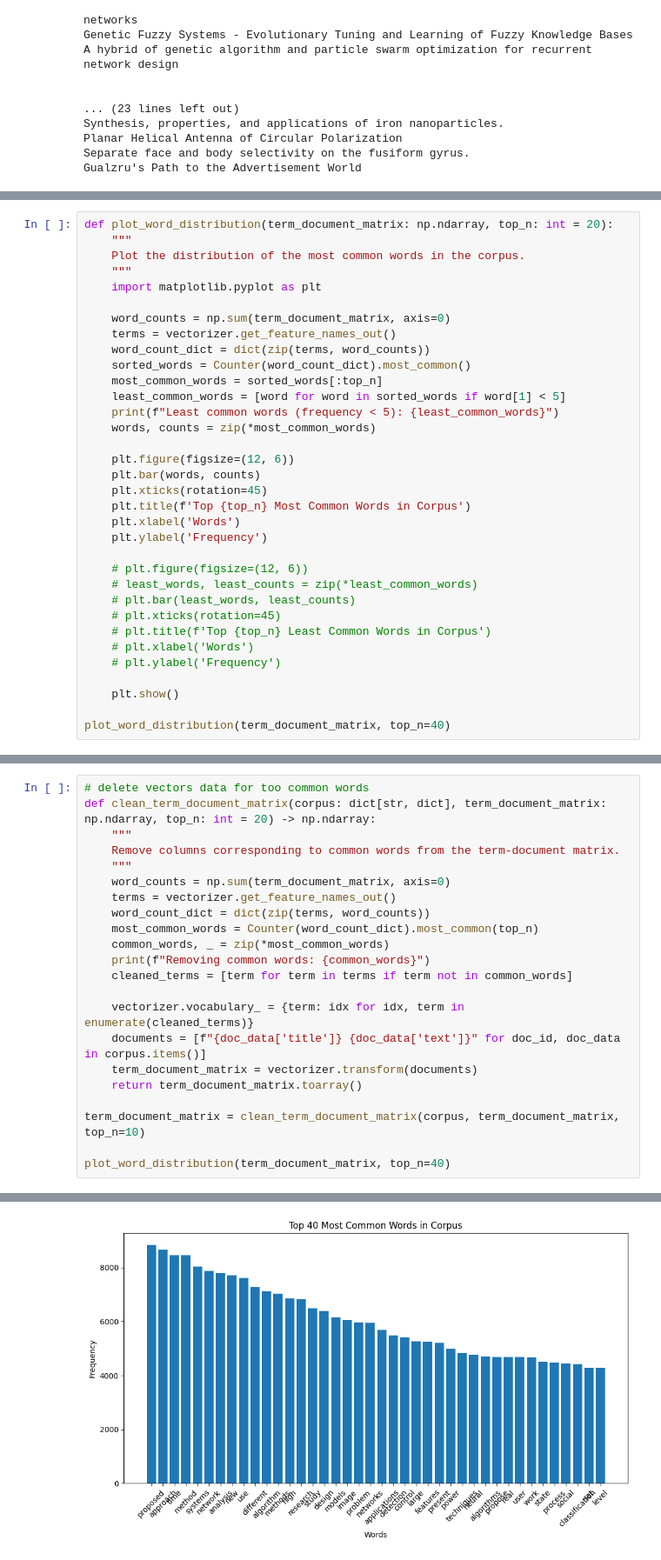
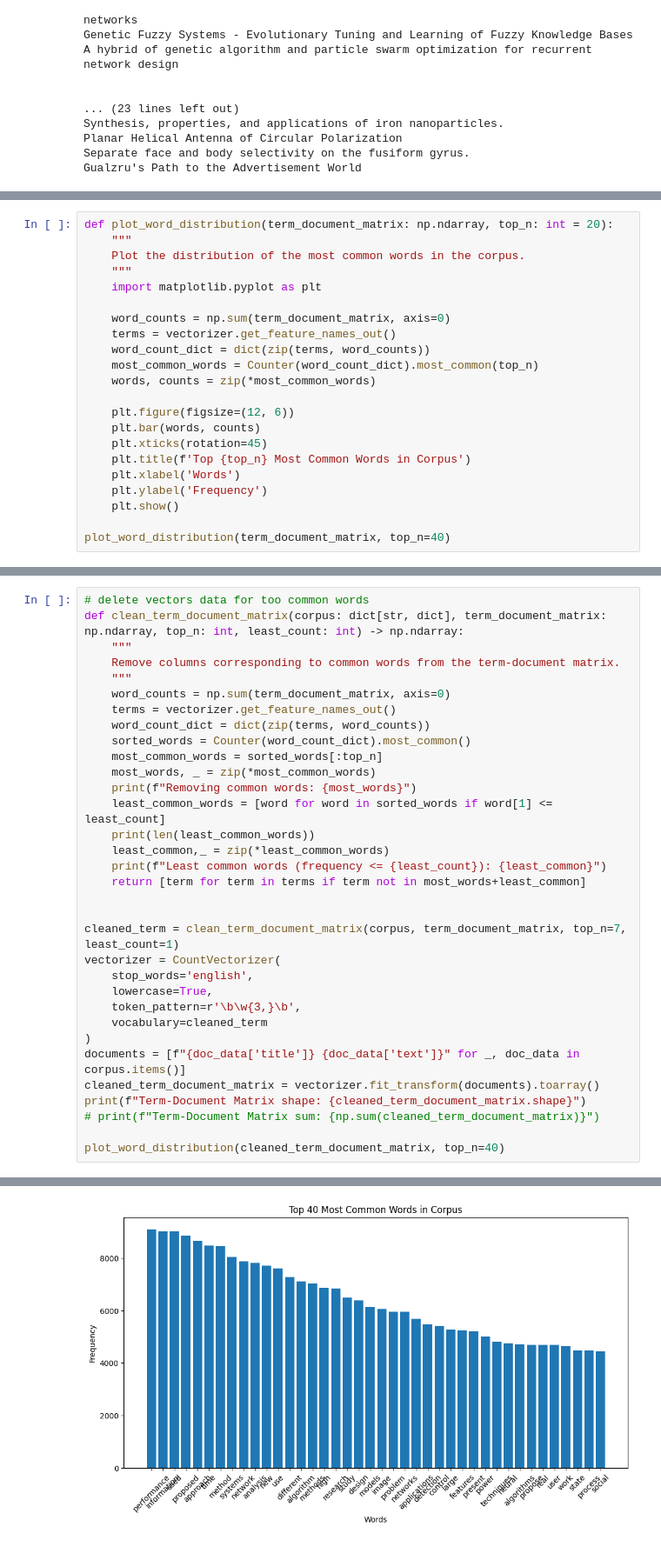
Before and after one commit to Azarta2Zygoto/moteur-recherche, a Jupyter notebook: be.ipynb, the cells around one changed output, grey strips where cells are left out. Shown at 87% size. Saved outputs shown, nothing was run; the diff lists cells and outputs as text.

```diff
--- a/be.ipynb
+++ b/be.ipynb
@@ -206,10 +206,7 @@ def plot_word_distribution(term_document_matrix: np.ndarray, top_n: int = 20):
     word_counts = np.sum(term_document_matrix, axis=0)
     terms = vectorizer.get_feature_names_out()
     word_count_dict = dict(zip(terms, word_counts))
-    sorted_words = Counter(word_count_dict).most_common()
-    most_common_words = sorted_words[:top_n]
-    least_common_words = [word for word in sorted_words if word[1] < 5]
-    print(f"Least common words (frequency < 5): {least_common_words}")
+    most_common_words = Counter(word_count_dict).most_common(top_n)
     words, counts = zip(*most_common_words)
 
     plt.figure(figsize=(12, 6))
@@ -218,15 +215,6 @@ def plot_word_distribution(term_document_matrix: np.ndarray, top_n: int = 20):
     plt.title(f'Top {top_n} Most Common Words in Corpus')
     plt.xlabel('Words')
     plt.ylabel('Frequency')
-
-    # plt.figure(figsize=(12, 6))
-    # least_words, least_counts = zip(*least_common_words)
-    # plt.bar(least_words, least_counts)
-    # plt.xticks(rotation=45)
-    # plt.title(f'Top {top_n} Least Common Words in Corpus')
-    # plt.xlabel('Words')
-    # plt.ylabel('Frequency')
-
     plt.show()
 
 plot_word_distribution(term_document_matrix, top_n=40)
@@ -235,23 +223,34 @@ KeyboardInterrupt:
 # %%
 # delete vectors data for too common words
-def clean_term_document_matrix(corpus: dict[str, dict], term_document_matrix: np.ndarray, top_n: int = 20) -> np.ndarray:
+def clean_term_document_matrix(corpus: dict[str, dict], term_document_matrix: np.ndarray, top_n: int, least_count: int) -> np.ndarray:
     """
     Remove columns corresponding to common words from the term-document matrix.
     """
     word_counts = np.sum(term_document_matrix, axis=0)
     terms = vectorizer.get_feature_names_out()
     word_count_dict = dict(zip(terms, word_counts))
-    most_common_words = Counter(word_count_dict).most_common(top_n)
-    common_words, _ = zip(*most_common_words)
-    print(f"Removing common words: {common_words}")
-    cleaned_terms = [term for term in terms if term not in common_words]
+    sorted_words = Counter(word_count_dict).most_common()
+    most_common_words = sorted_words[:top_n]
+    most_words, _ = zip(*most_common_words)
+    print(f"Removing common words: {most_words}")
+    least_common_words = [word for word in sorted_words if word[1] <= least_count]
+    print(len(least_common_words))
+    least_common,_ = zip(*least_common_words)
+    print(f"Least common words (frequency <= {least_count}): {least_common}")
+    return [term for term in terms if term not in most_words+least_common]
 
-    vectorizer.vocabulary_ = {term: idx for idx, term in enumerate(cleaned_terms)}
-    documents = [f"{doc_data['title']} {doc_data['text']}" for doc_id, doc_data in corpus.items()]
-    term_document_matrix = vectorizer.transform(documents)
-    return term_document_matrix.toarray()
 
-term_document_matrix = clean_term_document_matrix(corpus, term_document_matrix, top_n=10)
+cleaned_term = clean_term_document_matrix(corpus, term_document_matrix, top_n=7, least_count=1)
+vectorizer = CountVectorizer(
+    stop_words='english',
+    lowercase=True,
+    token_pattern=r'\b\w{3,}\b',
+    vocabulary=cleaned_term
+)
+documents = [f"{doc_data['title']} {doc_data['text']}" for _, doc_data in corpus.items()]
+cleaned_term_document_matrix = vectorizer.fit_transform(documents).toarray()
+print(f"Term-Document Matrix shape: {cleaned_term_document_matrix.shape}")
+# print(f"Term-Document Matrix sum: {np.sum(cleaned_term_document_matrix)}")
 
-plot_word_distribution(term_document_matrix, top_n=40)
+plot_word_distribution(cleaned_term_document_matrix, top_n=40)
 # %% [output]
@@ -259,4 +260,4 @@ Removing common words: ('data', 'based', 'paper', 'using', 'model', 'results', '
-[figure, old version]
+[figure, new version]
 # %%
 def text_similarity(text1_index: int, text2_index: int, term_document_matrix: np.ndarray) -> float:
     """
```
Also changed, not shown: parts of 12 cells of this notebook, 1 other file.
